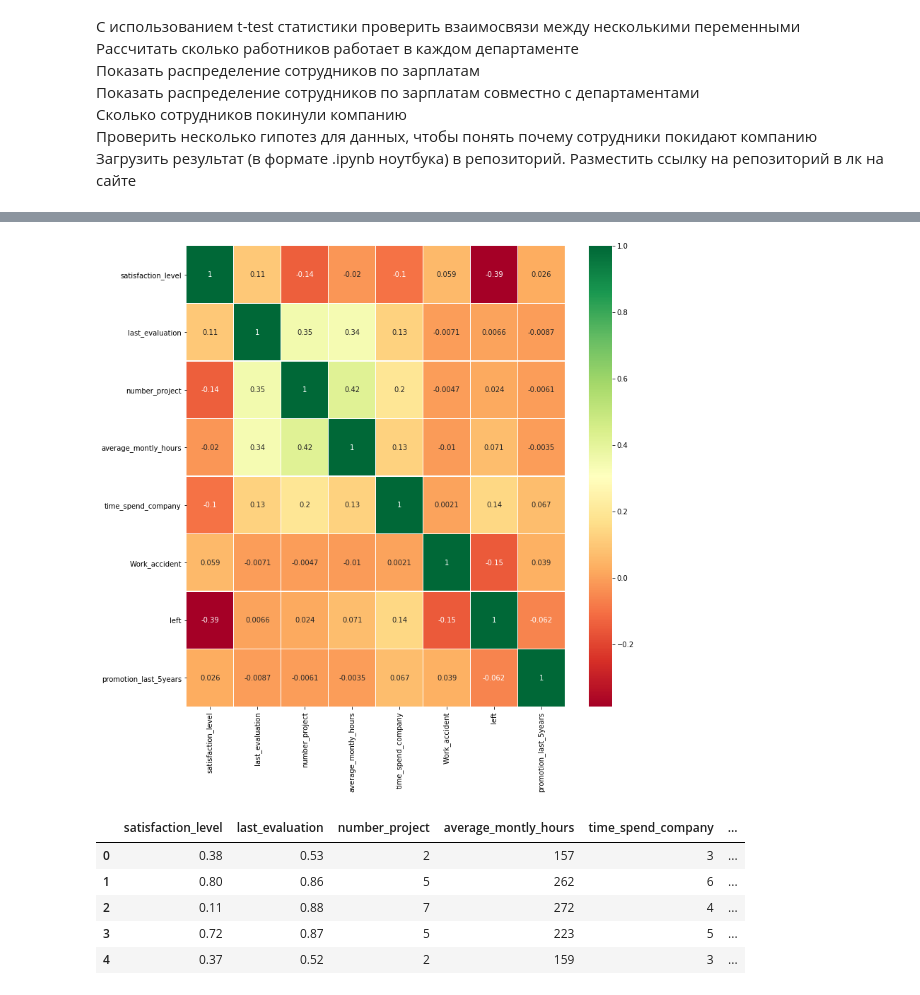
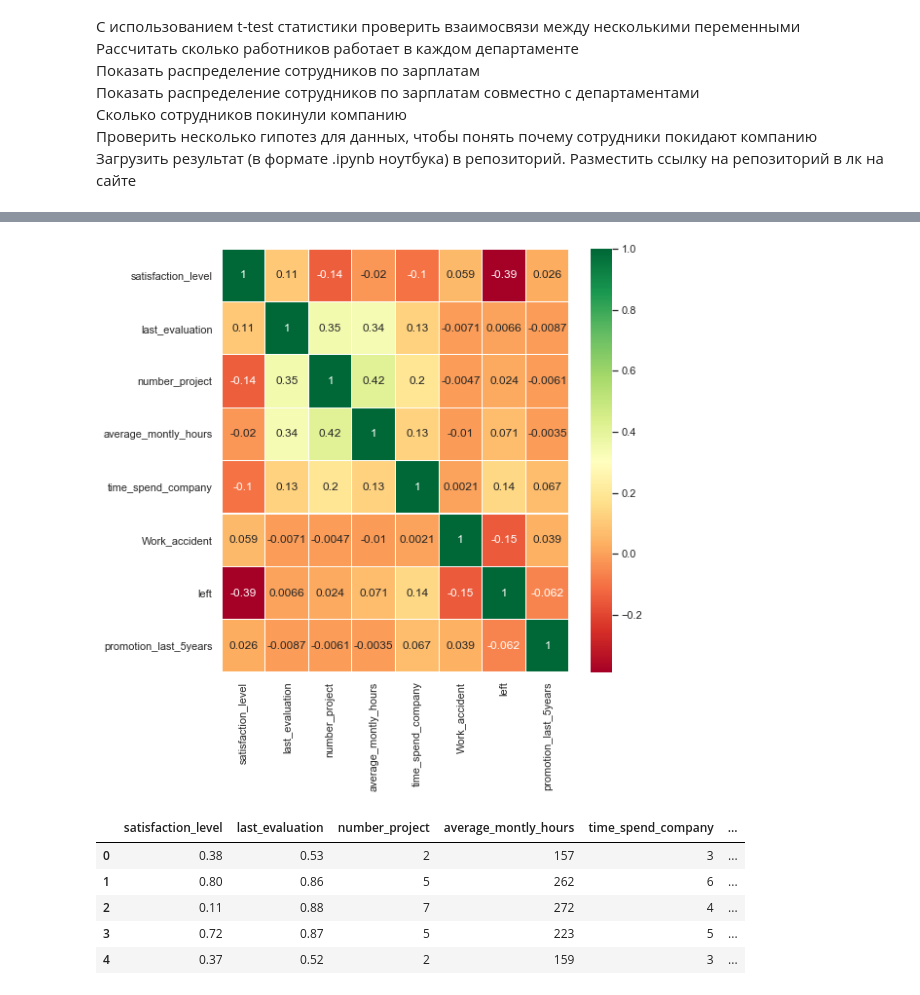
Before and after one commit to AnastasiaVB/pyda-9, a Jupyter notebook: Diploma/Diploma.ipynb, the cells around one changed output, grey strips where cells are left out. Drawn from its saved outputs; the diff is of its cells as text; code cells hidden in the pictures.

```diff
--- a/Diploma/Diploma.ipynb
+++ b/Diploma/Diploma.ipynb
@@ -54,0 +44,6 @@ dtype: float64
+# %%
+plt.rcParams['figure.figsize']=(15,5)
+ax = sns.boxplot(x="sales", y="satisfaction_level", data=data)
+_ = plt.xlabel('Отдел')
+_ = plt.ylabel('Уровень удовлетворенности')
+_ = plt.title('В среднем уровень удовлетворенности одинаковый среди всех отделов')
@@ -103,12 +69,12 @@ import matplotlib.pyplot as plt
 # %%
-sns.heatmap(data.corr(),annot=True,cmap='RdYlGn',linewidths=0.2) #data.corr() матрица корреляций
-# gcf() - получение текущей фигуры
-fig=plt.gcf()
-# set_size_inches() - установить размер фигуры
-fig.set_size_inches(12,12)
+# строим матрицу корреляций data.corr()
+
+sns.heatmap(data.corr(), annot=True, cmap='RdYlGn', linewidths=0.2)
+fig=plt.gcf()    # gcf() - получение текущей фигуры
+fig.set_size_inches(8,8)  # set_size_inches() - устанавливаем размер фигуры
 plt.show()
 # %% [output]
-[figure, old version]
+[figure, new version]
 # %%
 data.head()
 # %% [output]
```
Also changed, not shown: parts of 46 cells of this notebook, 1 other file.
